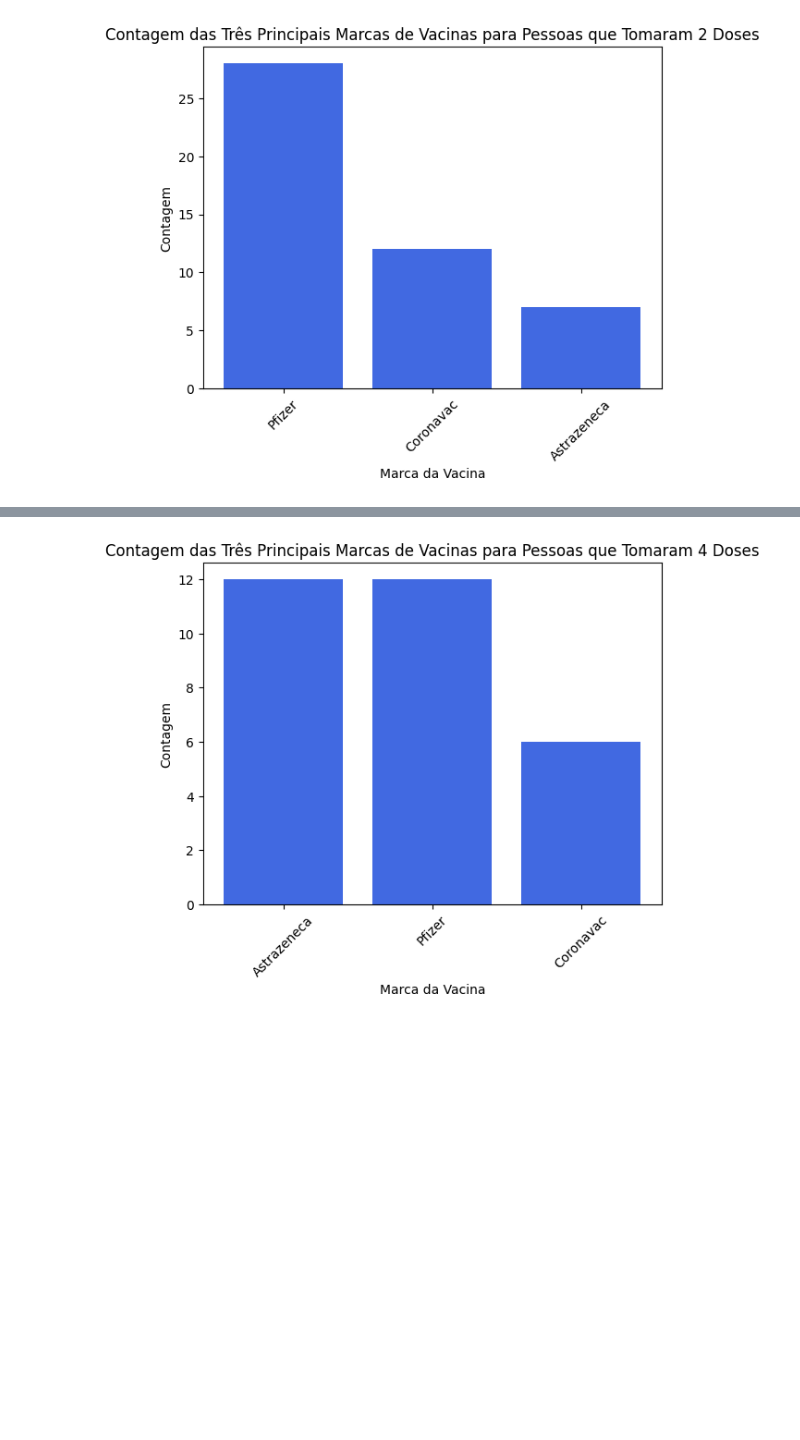
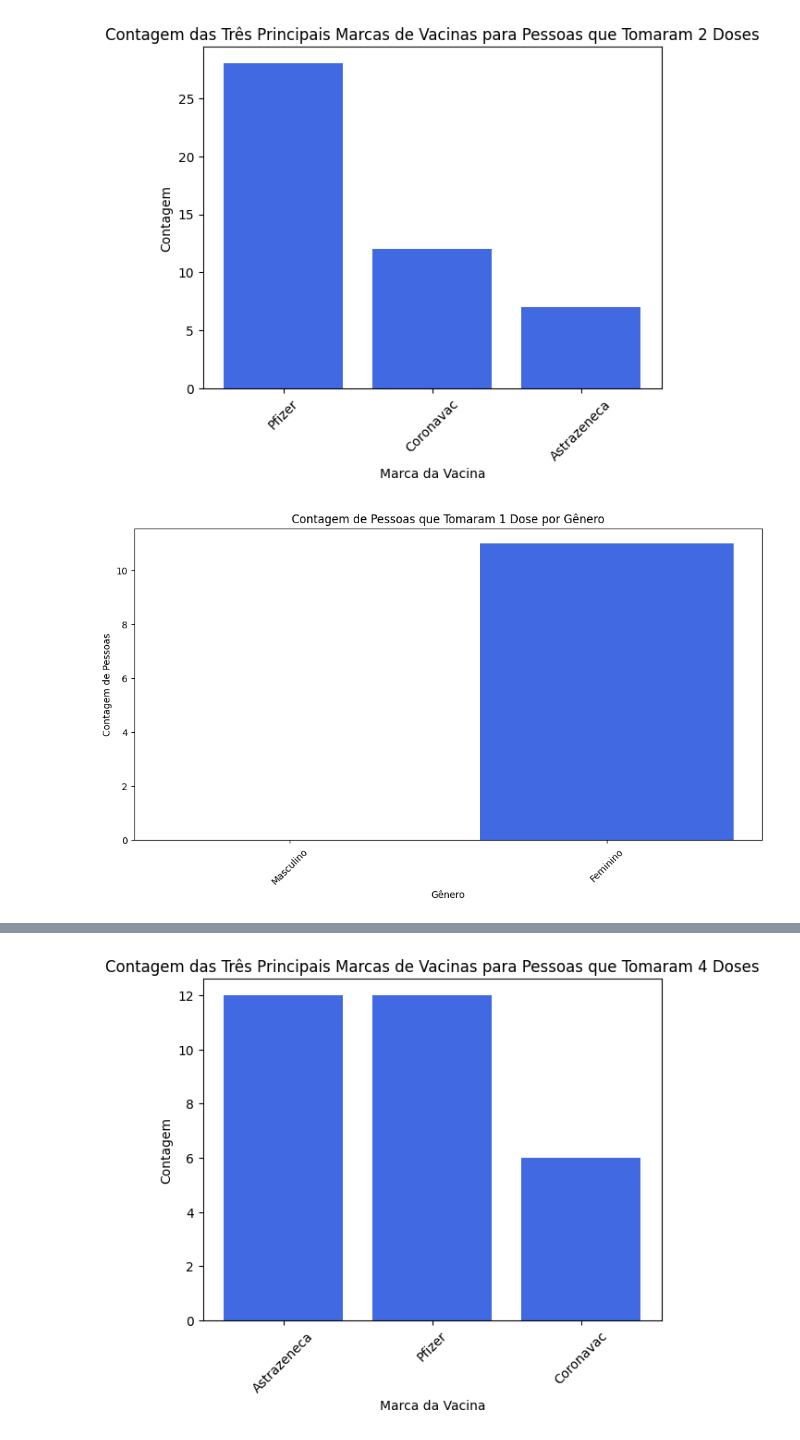
Before and after one commit to pcmoraesmenezes/analisando_dados_covid, a Jupyter notebook: Dados_covid.ipynb, the cells around one changed output, grey strips where cells are left out. Cells and saved outputs as stored; diff of their text form; code cells hidden in the pictures; blank space fills up the shorter version.

```diff
--- a/Dados_covid.ipynb
+++ b/Dados_covid.ipynb
@@ -432,3 +432,17 @@ plt.bar(top_vacinas.index, top_vacinas.values, color='royalblue')
 plt.show()
 # %% [output]
 [figure]
+# %%
+uma_dose = df[df['Quantidade de Doses'] == 1]
+homem_uma_dose = uma_dose[uma_dose['Sexo'] == 'Masculino']
+mulher_uma_dose = uma_dose[uma_dose['Sexo'] == 'Feminino']
+
+plt.figure(figsize=(12, 6))
+plt.bar(['Masculino', 'Feminino'], [len(homem_uma_dose), len(mulher_uma_dose)], color='royalblue')
+plt.xlabel('Gênero')
+plt.ylabel('Contagem de Pessoas')
+plt.title('Contagem de Pessoas que Tomaram 1 Dose por Gênero')
+plt.xticks(rotation=45)
+plt.show()
+# %% [output]
+[figure, added]
```
Also changed, not shown: parts of 1 cell of this notebook.
